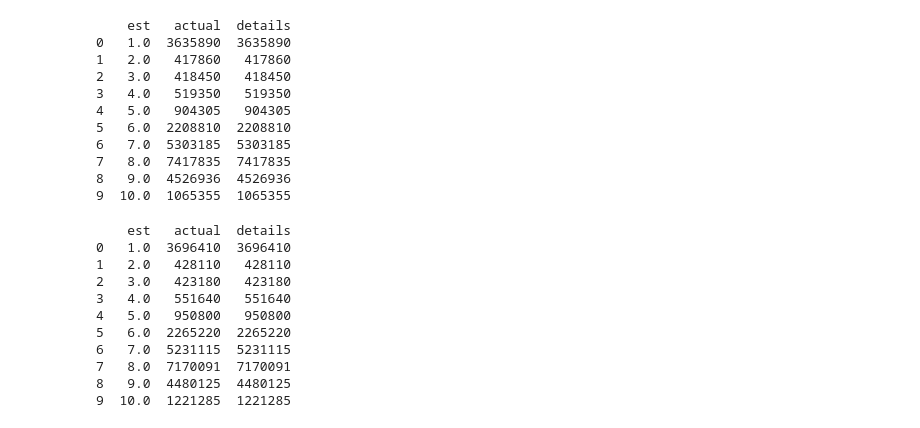
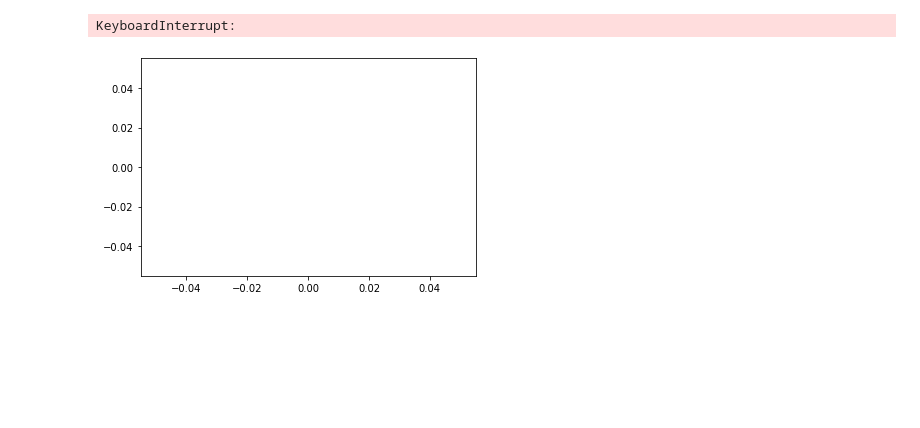
Before and after one commit to eduardagoulart/study_machine_learning_algorithms, a Jupyter notebook: algorithms/knn_baseline_compare_similarities.ipynb, the cells around one changed output. Cells and saved outputs as stored; diff of their text form; code cells hidden in the pictures; blank space fills up the shorter version.

```diff
--- a/algorithms/knn_baseline_compare_similarities.ipynb
+++ b/algorithms/knn_baseline_compare_similarities.ipynb
@@ -68,0 +69,6 @@ plot_violin_graph(est_list, title="Comparação KNN similaridades")
+# %%
+cossine["method"] = "cossine"
+msd["method"] = "msd"
+pearson["method"] = "pearson"
+pearson_baseline["method"] = "pearson_baseline"
+cossine
@@ -68,0 +89,5 @@ plot_violin_graph(est_list, title="Comparação KNN similaridades")
+# %%
+sns.lineplot(data=cossine, palette="tab10", linewidth=2.5)
+# %% [output]
+KeyboardInterrupt:
+[figure, added]
@@ -78,33 +115,9 @@ def round_est_values(df):
 # %%
 cossine_grouped = round_est_values(cossine)
 print(cossine_grouped)
-# %% [output]
-    est   actual  details
-0   1.0  3635890  3635890
-1   2.0   417860   417860
-2   3.0   418450   418450
-3   4.0   519350   519350
-4   5.0   904305   904305
-5   6.0  2208810  2208810
-6   7.0  5303185  5303185
-7   8.0  7417835  7417835
-8   9.0  4526936  4526936
-9  10.0  1065355  1065355
 # %%
 msd_grouped = round_est_values(msd)
 print(msd_grouped)
-# %% [output]
-    est   actual  details
-0   1.0  3696410  3696410
-1   2.0   428110   428110
-2   3.0   423180   423180
-3   4.0   551640   551640
-4   5.0   950800   950800
-5   6.0  2265220  2265220
-6   7.0  5231115  5231115
-7   8.0  7170091  7170091
-8   9.0  4480125  4480125
-9  10.0  1221285  1221285
 # %%
 pearson_baseline_grouped = round_est_values(pearson_baseline)
 print(pearson_baseline_grouped)
```
Also changed, not shown: parts of 7 cells of this notebook, 4 other files.
